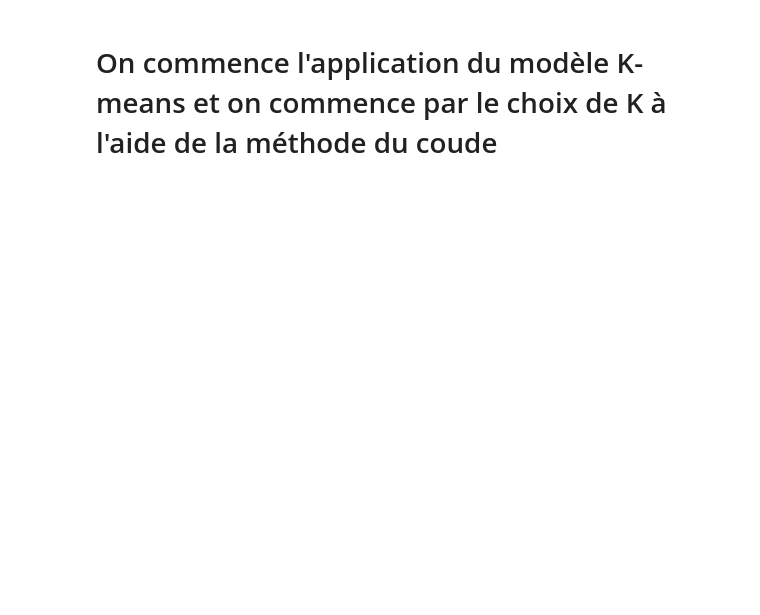
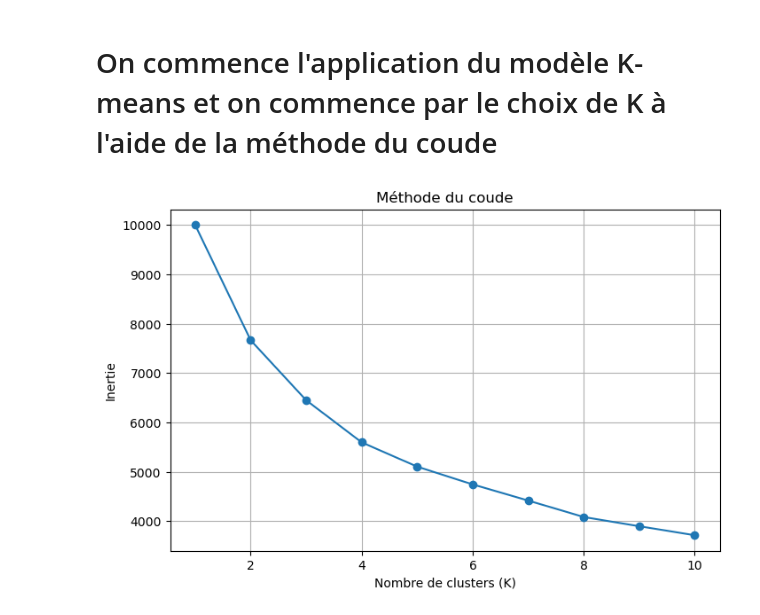
Before and after one commit to rimlahrech05-66/clustering, a Jupyter notebook: data.ipynb, the cells around one changed output. Cells and saved outputs as stored; diff of their text form; code cells hidden in the pictures; blank space fills up the shorter version.

```diff
--- a/data.ipynb
+++ b/data.ipynb
@@ -201,3 +201,12 @@ X_scaled.describe()
 | max | 3.020644e+00 | 1.136745e+01 | 8.662735e+00 | 2.087125e+00 | 3.620714e+00 |
 # %% [markdown]
 # On remarque que la moyenne (mean) est très proche de 0 et que l'écart-type (std) est proche de 1, ce qui confirme que les données ont été correctement standardisées.
+# %%
+from sklearn.cluster import KMeans
+from sklearn.metrics import silhouette_score
+
+kmeans = KMeans(n_clusters=3, random_state=42)
+labels_kmeans = kmeans.fit_predict(X_scaled)
+
+sil_kmeans = silhouette_score(X_scaled, labels_kmeans)
+print("Silhouette K-Means :", sil_kmeans)
@@ -212,3 +249,15 @@ for k in range(1, 11):
     kmeans = KMeans(n_clusters=k, random_state=42)
     kmeans.fit(X_scaled)
     inertias.append(kmeans.inertia_)
+# %%
+import matplotlib.pyplot as plt
+
+plt.figure(figsize=(8,5))
+plt.plot(range(1,11), inertias, marker='o')
+plt.xlabel("Nombre de clusters (K)")
+plt.ylabel("Inertie")
+plt.title("Méthode du coude")
+plt.grid(True)
+plt.show()
+# %% [output]
+[figure, added]
```
Also changed, not shown: parts of 12 cells of this notebook.
